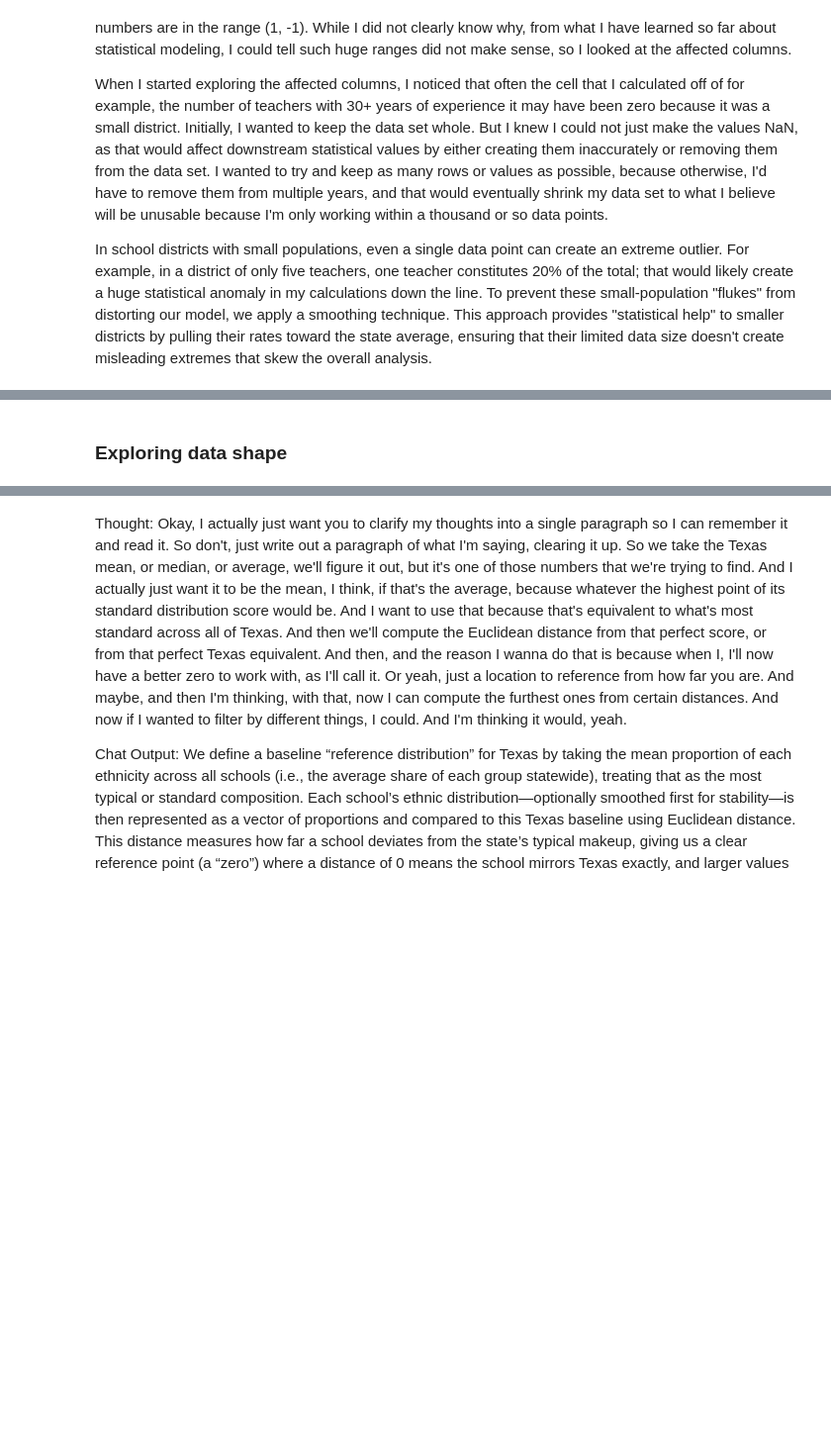
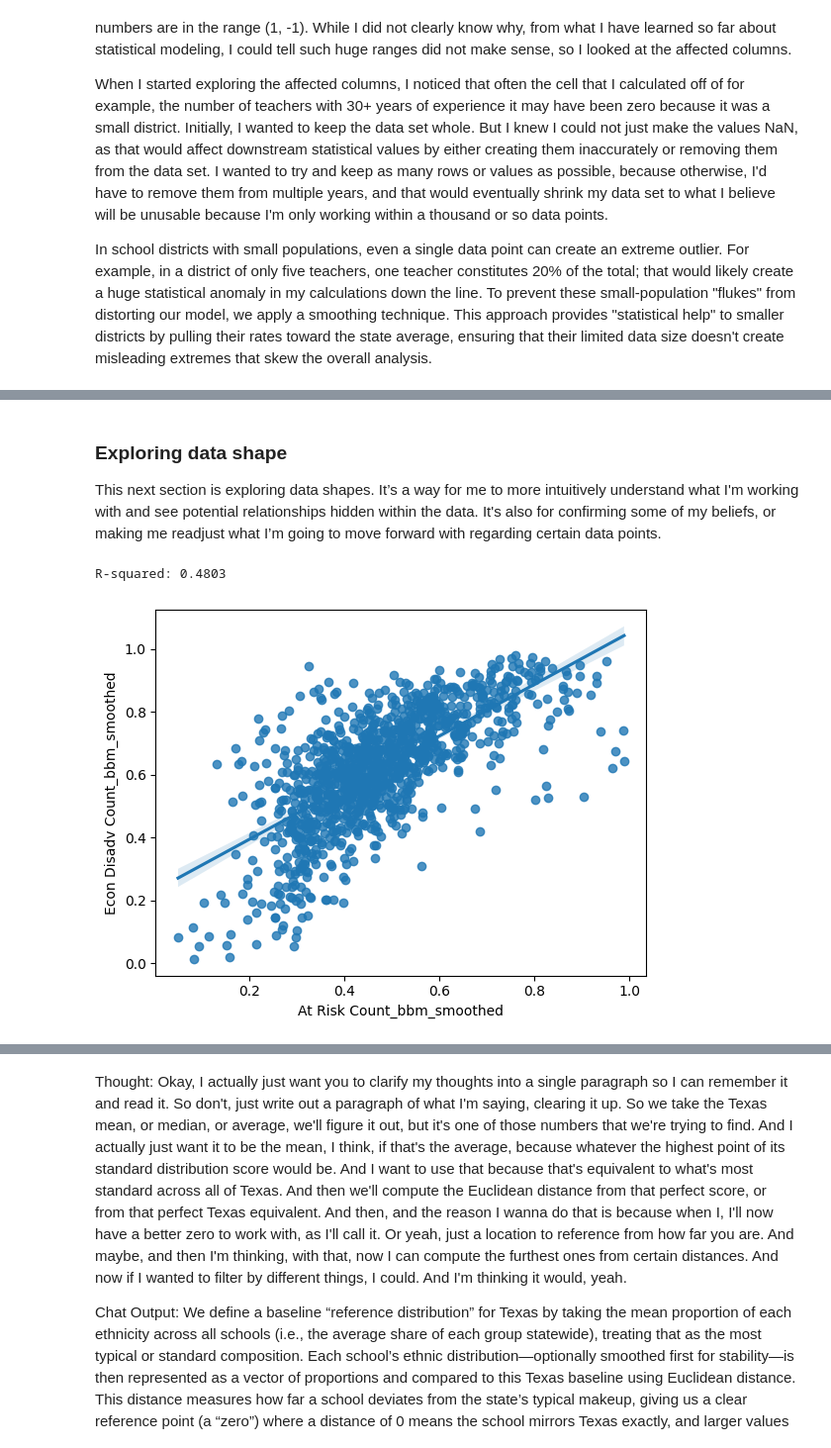
Before and after one commit to CristianS-D/Texas-Education-Data-Analysis, a Jupyter notebook: Clustering.ipynb, the cells around one changed output, grey strips where cells are left out. Shown at 99% size. Saved outputs shown, nothing was run; the diff lists cells and outputs as text; code cells hidden in the pictures; blank space fills up the shorter version.

```diff
--- a/Clustering.ipynb
+++ b/Clustering.ipynb
@@ -311,10 +315,23 @@ student_df_1.columns
 # %%
-bbm_student_col = ['American Indian Count_bbm_smoothed', 'Asian Count_bbm_smoothed',
-       'Pacific Islander Count_bbm_smoothed',
-       'Two or More Races Count_bbm_smoothed',
-       'African American Count_bbm_smoothed', 'Hispanic Count_bbm_smoothed',
-       'White Count_bbm_smoothed']
+# Defining bbm smoothed columns to compute on
+bbm_eth_student_col = [  'American Indian Count_bbm_smoothed', 'Asian Count_bbm_smoothed',
+                     'Pacific Islander Count_bbm_smoothed',
+                     'Two or More Races Count_bbm_smoothed',
+                     'African American Count_bbm_smoothed', 'Hispanic Count_bbm_smoothed',
+                     'White Count_bbm_smoothed']
+
+bbm_eth_staff_col = ['Teacher American Indian Full Time Equiv Count',
+                    'Teacher Pacific Islander Full Time Equiv Count',
+                    'Teacher Asian Full Time Equiv Count',
+                    'Teacher African American Full Time Equiv Count',
+                    'Teacher Hispanic Full Time Equiv Count',
+                    'Teacher White Full Time Equiv Count',
+                    'Teacher Two or more races Full Time Equiv Count']
 # %%
-student_df_1 = calculate_hhi(student_df_1, bbm_student_col, "student_ethnicity")
-student_df_1 = calculate_euclidean_distance(student_df_1, bbm_student_col, output_name='student_ethnicity')
+student_df_1 = calculate_hhi(student_df_1, bbm_eth_student_col, "student_ethnicity")
+student_df_1 = calculate_euclidean_distance(student_df_1, bbm_eth_student_col, output_name='student_ethnicity')
+# %%
+student_zscore =['student_ethnicity_euclidean_distance','At Risk Count_bbm_smoothed','Econ Disadv Count_bbm_smoothed']
+# %%
+student_df_1 = zscore(student_df_1, student_zscore)
 # %%
@@ -326,2 +358,4 @@ student_24['groups'] = pd.qcut(student_24['All Students Count'], q=4).astype(str
 # %% [markdown]
 ### Exploring data shape
+
+This next section is exploring data shapes. It’s a way for me to more intuitively understand what I'm working with and see potential relationships hidden within the data. It's also for confirming some of my beliefs, or making me readjust what I’m going to move forward with regarding certain data points.
@@ -328,12 +364,20 @@ student_24['groups'] = pd.qcut(student_24['All Students Count'], q=4).astype(str
 # %%
-sns.scatterplot(
+sns.regplot(
     data=student_24,
-    x='student_ethnicity_hhi',
-    y='student_ethnicity_euclidean_distance',
-    hue=pd.qcut(student_24['All Students Count'], q=6)
+    #x='student_ethnicity_hhi',
+    x='At Risk Count_bbm_smoothed',
+    y='Econ Disadv Count_bbm_smoothed',
+
+    #y='student_ethnicity_euclidean_distance',
+    #hue=pd.qcut(student_24['All Students Count'], q=6)
 )
 
-# High HHI = Homogeneous; Low HHI = Diverse
+slope, intercept, r_value, p_value, std_err = stats.linregress(student_24['At Risk Count_bbm_smoothed'], student_24['Econ Disadv Count_bbm_smoothed'])
+# High HHI = Homogeneous; Low HHI = Diverse\
+print(f"R-squared: {r_value**2:.4f}")
+# %% [output]
+R-squared: 0.4803
+[figure, added]
 # %%
 fig = plt.figure(figsize=(10, 7))
 ax = fig.add_subplot(111, projection='3d')
```
Also changed, not shown: parts of 18 cells of this notebook.
